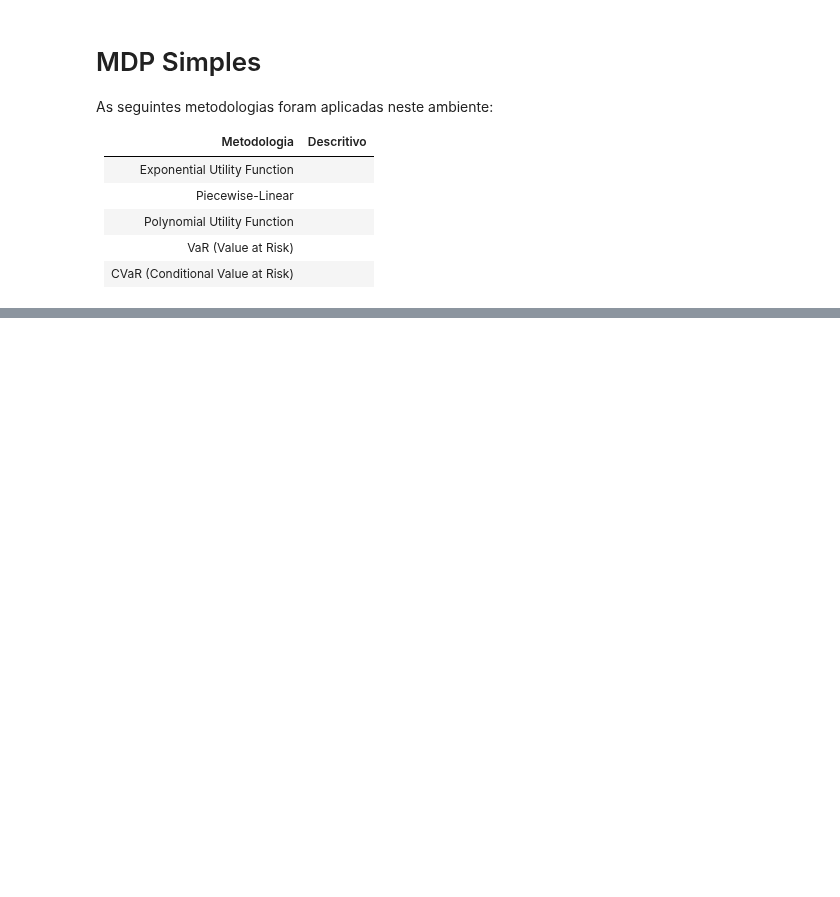
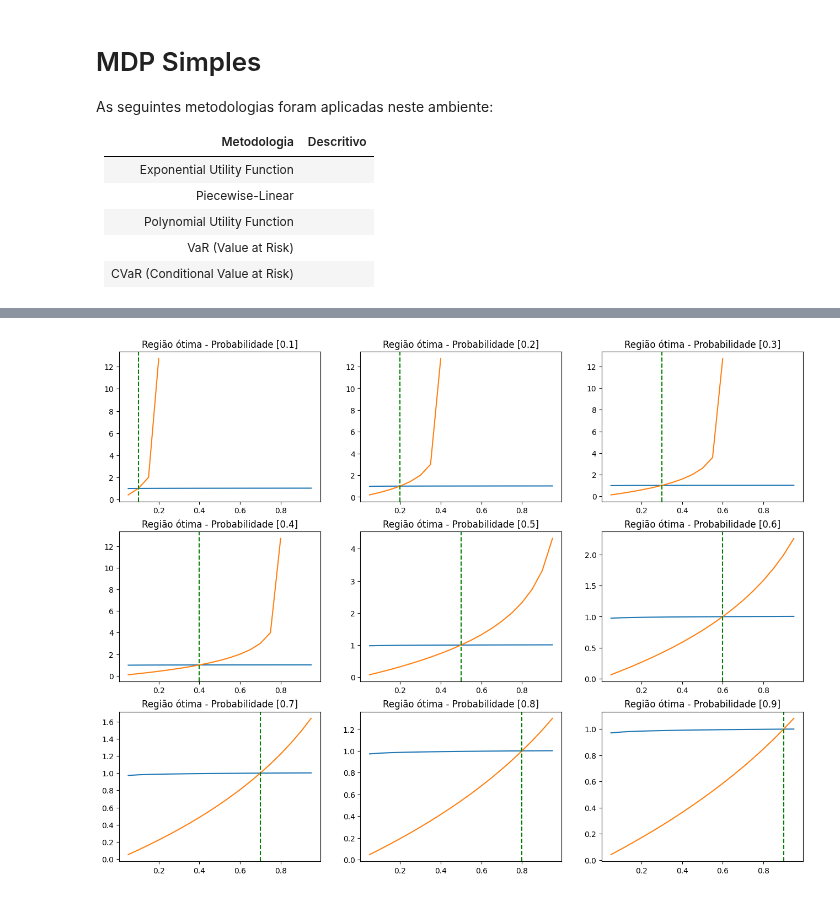
Before and after one commit to igormiyamura/ppgsi_comparable_mdp_risk, a Jupyter notebook: notebooks/1. Comparativo - MDP Simples.ipynb, the cells around one changed output, grey strips where cells are left out. Saved outputs shown, nothing was run; the diff lists cells and outputs as text; code cells hidden in the pictures; blank space fills up the shorter version.

```diff
--- a/notebooks/1. Comparativo - MDP Simples.ipynb
+++ b/notebooks/1. Comparativo - MDP Simples.ipynb
@@ -42,0 +117,12 @@ _cp = CurvePlots.CurvePlots(lib='matplotlib')
+# %%
+dict_curves = {}
+
+min_max_lambda = [min(list_lambdas_neg), max(list_lambdas_pos)]
+
+for l in min_max_lambda:
+    if not _quiet: print(f'Processando beta={beta}')
+    dict_curves[l] = _ecc[nm_exponential_function].get_multi_empirical_limit_curve(c, list_p, l=l)
+
+_cp.plot_curve_subplots_multiple_probabilities(dict_curves, list_p)
+# %% [output]
+[figure, added]
```
Also changed, not shown: parts of 18 cells of this notebook, 6 other files.
